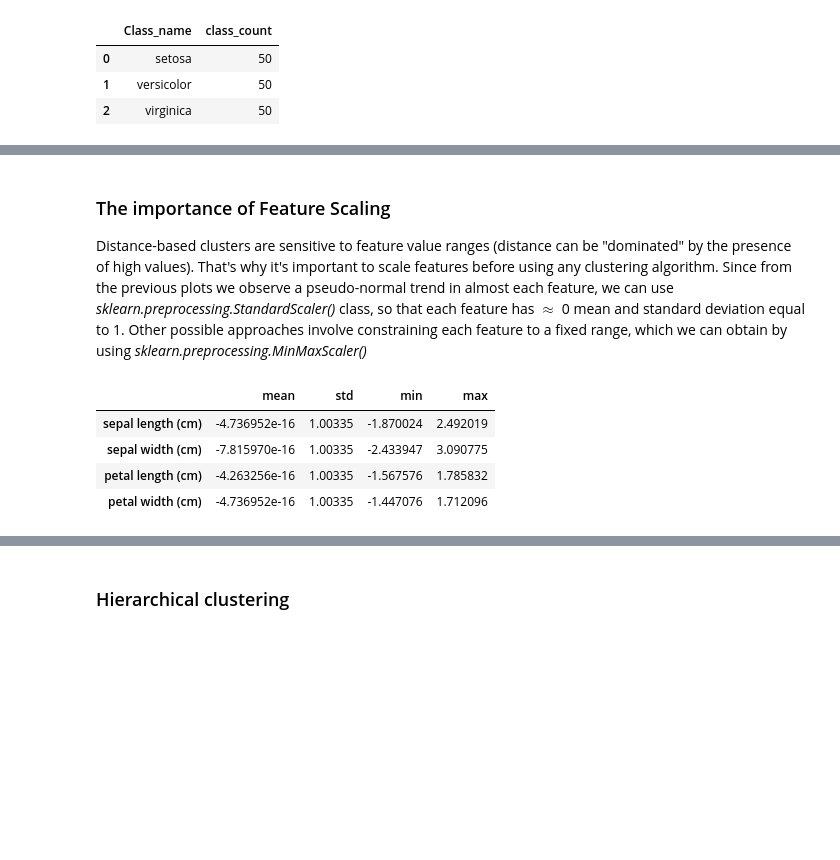
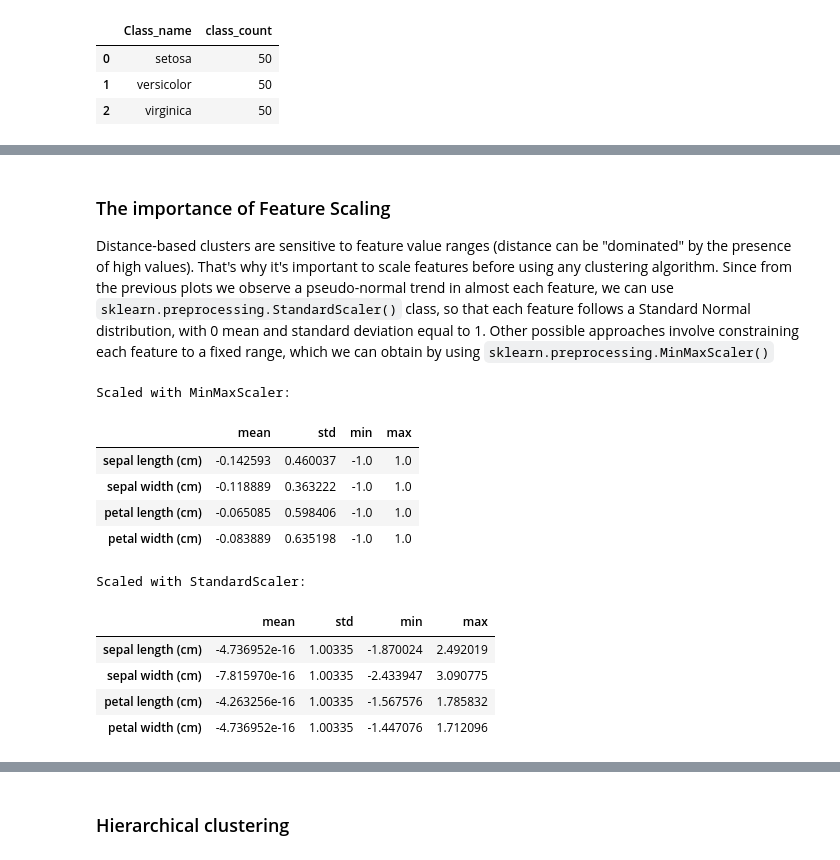
Before and after one commit to MAL-TO/Workshop-ML, a Jupyter notebook: lab04/main.ipynb, the cells around one changed output, grey strips where cells are left out. Drawn from its saved outputs; the diff is of its cells as text; code cells hidden in the pictures; blank space fills up the shorter version.

````diff
--- a/lab04/main.ipynb
+++ b/lab04/main.ipynb
@@ -121,22 +154,38 @@ plt.show()
 # %% [markdown]
 ### The importance of Feature Scaling
-Distance-based clusters are sensitive to feature value ranges (distance can be "dominated" by the presence of high values). That's why it's important to scale features before using any clustering algorithm. Since from the previous plots we observe a pseudo-normal trend in almost each feature, we can use *sklearn.preprocessing.StandardScaler()* class, so that each feature has $\approx$ 0 mean and standard deviation equal to 1.
-Other possible approaches involve constraining each feature to a fixed range, which we can obtain by using *sklearn.preprocessing.MinMaxScaler()*
+Distance-based clusters are sensitive to feature value ranges (distance can be "dominated" by the presence of high values). That's why it's important to scale features before using any clustering algorithm. Since from the previous plots we observe a pseudo-normal trend in almost each feature, we can use ```sklearn.preprocessing.StandardScaler()``` class, so that each feature follows a Standard Normal distribution, with 0 mean and standard deviation equal to 1.
+Other possible approaches involve constraining each feature to a fixed range, which we can obtain by using ```sklearn.preprocessing.MinMaxScaler()```
 # %%
 from sklearn.preprocessing import StandardScaler, MinMaxScaler
 
 # scale the features
+scaler = MinMaxScaler(feature_range=(-1, 1)) # by default the feature range is (0, 1)
+iris_scaled_df = scaler.fit_transform(iris_df)
+iris_scaled_df = pd.DataFrame(data=iris_scaled_df, columns=iris.feature_names)
+
+print("Scaled with MinMaxScaler:")
+display(iris_scaled_df.describe().T[['mean', 'std', 'min', 'max']])
+
+# features follow gaussian-like distributions, so we'll stick with StandardScaler()
 scaler = StandardScaler()
 iris_scaled_df = scaler.fit_transform(iris_df)
 iris_scaled_df = pd.DataFrame(data=iris_scaled_df, columns=iris.feature_names)
 
+print("Scaled with StandardScaler:")
 display(iris_scaled_df.describe().T[['mean', 'std', 'min', 'max']])
 # %% [output]
+Scaled with MinMaxScaler:
 |  | mean | std | min | max |
-| sepal length (cm) | -4.736952e-16 | 1.00335 | -1.870024 | 2.492019 |
-| sepal width (cm) | -7.815970e-16 | 1.00335 | -2.433947 | 3.090775 |
-| petal length (cm) | -4.263256e-16 | 1.00335 | -1.567576 | 1.785832 |
-| petal width (cm) | -4.736952e-16 | 1.00335 | -1.447076 | 1.712096 |
+| sepal length (cm) | -0.142593 | 0.460037 | -1.0 | 1.0 |
+| sepal width (cm) | -0.118889 | 0.363222 | -1.0 | 1.0 |
+| petal length (cm) | -0.065085 | 0.598406 | -1.0 | 1.0 |
+| petal width (cm) | -0.083889 | 0.635198 | -1.0 | 1.0 |
+Scaled with StandardScaler:
+|  | mean | std | min | max |
+| sepal length (cm) | -4.736952e-16 | 1.00335 | -1.870024 | 2.492019 |
+| sepal width (cm) | -7.815970e-16 | 1.00335 | -2.433947 | 3.090775 |
+| petal length (cm) | -4.263256e-16 | 1.00335 | -1.567576 | 1.785832 |
+| petal width (cm) | -4.736952e-16 | 1.00335 | -1.447076 | 1.712096 |
 # %%
 fig, axes = plt.subplots(2, len(iris_df.columns), figsize=(20, 5), sharey='row')
 
````
Also changed, not shown: parts of 34 cells of this notebook.
